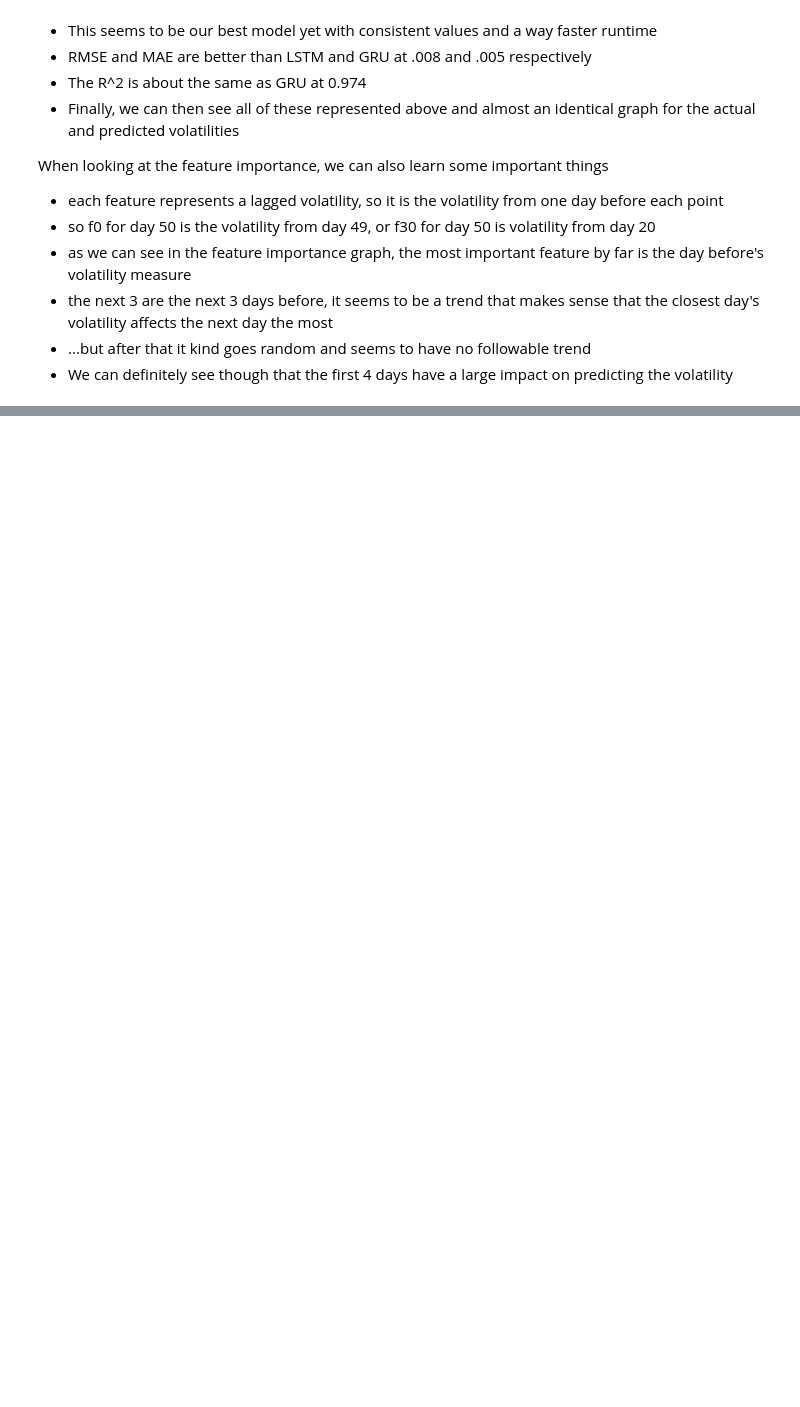
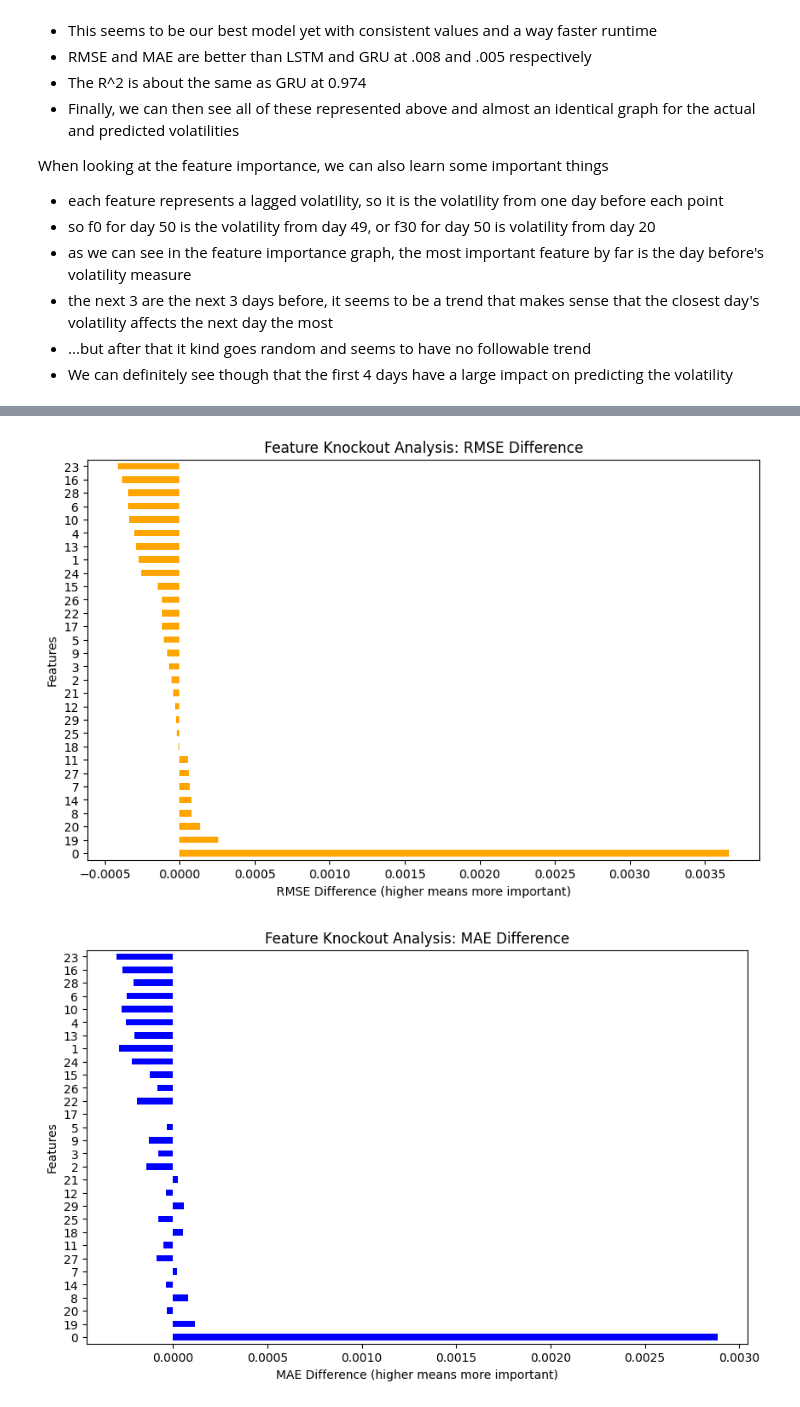
Before and after one commit to jjklug/Finance-and-Machine-Learning, a Jupyter notebook: stockmodelingphase3.ipynb, the cells around one changed output, grey strips where cells are left out. Saved outputs shown, nothing was run; the diff lists cells and outputs as text; code cells hidden in the pictures; blank space fills up the shorter version.

Commit message:
knockout analysis

```diff
--- a/stockmodelingphase3.ipynb
+++ b/stockmodelingphase3.ipynb
@@ -294,10 +284,10 @@ xgb_predictions = xgb_model.predict(X_test)
 #rescale first back to original values
 
 #start with metrics
-rmse = np.sqrt(mean_squared_error(y_test, xgb_predictions))
+xgb_rmse = np.sqrt(mean_squared_error(y_test, xgb_predictions))
 mae = mean_absolute_error(y_test, xgb_predictions)
 r2 = r2_score(y_test, xgb_predictions)
-print(f"XGBoost RMSE: {rmse}")
+print(f"XGBoost RMSE: {xgb_rmse}")
 print(f"XGBoost MAE: {mae}")
 print(f"XGBoost R²: {r2}")
 
@@ -340,0 +353,60 @@ When looking at the feature importance, we can also learn some important things
+# %%
+# Function to perform knockout analysis
+def knockout_analysis(X, y, model, X_test, y_test):
+    feature_importance = {}
+
+    # Train the original model with all features on the training set
+    model.fit(X, y)
+    baseline_predictions = model.predict(X_test)
+
+    # Calculate baseline RMSE and MAE on the test set
+    baseline_rmse = np.sqrt(mean_squared_error(y_test, baseline_predictions))
+    baseline_mae = mean_absolute_error(y_test, baseline_predictions)
+
+    # Loop over each feature
+    for feature in X.columns:
+        # Knockout the feature by removing it from the training data
+        X_knockout = X.drop(columns=[feature])
+
+        X_test_knockout = X_test.drop(columns=[feature])
+
+        # Train the model with the knocked-out feature on the training data
+        model.fit(X_knockout, y)
+        knockout_predictions = model.predict(X_test_knockout)
+
+        # Calculate RMSE and MAE after knockout on the test set
+        rmse = np.sqrt(mean_squared_error(y_test, knockout_predictions))
+        mae = mean_absolute_error(y_test, knockout_predictions)
+
+        # Measure the performance difference from the baseline
+        rmse_diff = rmse - baseline_rmse
+        mae_diff = mae - baseline_mae
+
+        # Store the results
+        feature_importance[feature] = {'RMSE_diff': rmse_diff, 'MAE_diff': mae_diff}
+
+    # Convert the results into a DataFrame for better visualization
+    importance_df = pd.DataFrame(feature_importance).T.sort_values(by='RMSE_diff', ascending=False)
+    return importance_df
+
+# Example usage: Assuming you have already created X_train, X_test, y_train, y_test
+importance_df = knockout_analysis(pd.DataFrame(X_train), y_train, xgb.XGBRegressor(), pd.DataFrame(X_test), y_test)
+
+# Print out the feature importance based on RMSE difference
+print(importance_df)
+
+# Plot the RMSE differences for feature knockouts
+importance_df['RMSE_diff'].plot(kind='barh', figsize=(10, 6), color='orange')
+plt.title('Feature Knockout Analysis: RMSE Difference')
+plt.xlabel('RMSE Difference (higher means more important)')
+plt.ylabel('Features')
+plt.show()
+
+# Plot the MAE differences for feature knockouts
+plt.figure(figsize=(10, 6))
+importance_df['MAE_diff'].plot(kind='barh', color='blue')
+plt.title('Feature Knockout Analysis: MAE Difference')
+plt.xlabel('MAE Difference (higher means more important)')
+plt.ylabel('Features')
+plt.show()
+# %% [output]
@@ -340,0 +430,2 @@ When looking at the feature importance, we can also learn some important things
+[figure, added]
+[figure, added]
```
Also changed, not shown: parts of 7 cells of this notebook.
